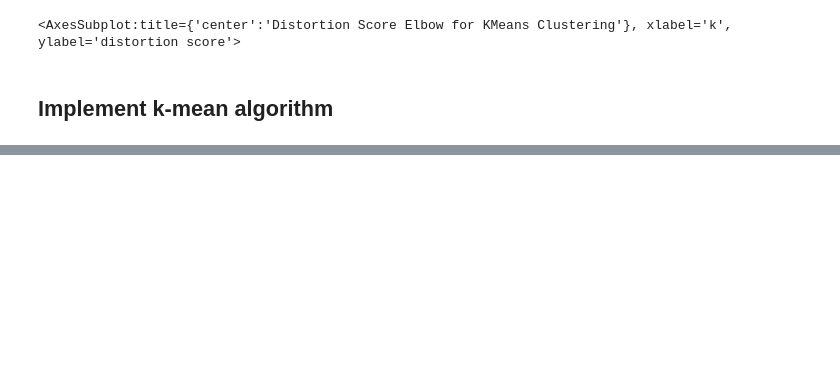
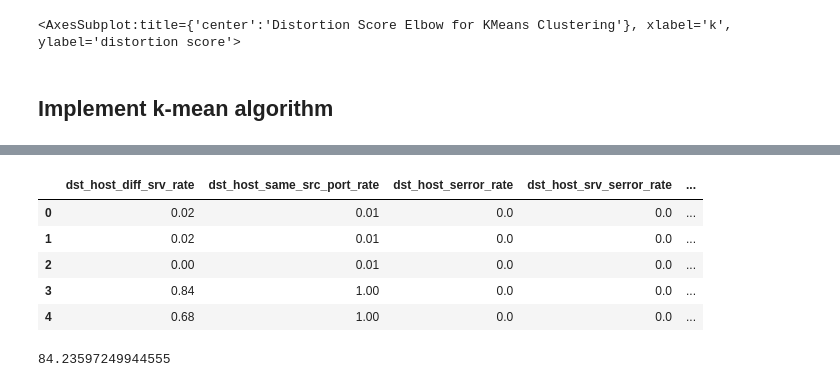
Before and after one commit to at-imene/Analyse-Kdd99-using-K-mean, a Jupyter notebook: k-mean_clustring.ipynb, the cells around one changed output, grey strips where cells are left out. Drawn from its saved outputs; the diff is of its cells as text; code cells hidden in the pictures; blank space fills up the shorter version.

```diff
--- a/k-mean_clustring.ipynb
+++ b/k-mean_clustring.ipynb
@@ -255,7 +228,7 @@ test_data.head(15)
 predict_labels = []
 i=0
 for index, row in X2.iterrows():
-    if(X2["Cluster"][i]== 4 or X2["Cluster"][i]== 1):
+    if(X2["Cluster"][i]== 4 or X2["Cluster"][i]== 5):
         predict_labels.append("normal")
     else:
         predict_labels.append("attack")
@@ -264,5 +237,5 @@ for index, row in X2.iterrows():
 # print(X2["Cluster"][0])
 
 X2["predict_lables"] = predict_labels
-X2.head(50)
+X2.head(40)
 # %% [output]
@@ -285,0 +243,9 @@ X2.head(50)
+# %%
+accuracy = 0
+i=0
+for index, row in X2.iterrows():
+    if(X2["labels"][i]!= 'normal' and X2["predict_lables"][i]== 'attack') or(X2["labels"][i]== 'normal' and X2["predict_lables"][i]== 'normal'):
+        accouracy+=1
+    i+=1
+
+print(accuracy*100/(i+1))
@@ -285,0 +281,32 @@ X2.head(50)
+# %%
+predict_labels = []
+i=0
+for index, row in R.iterrows():
+    if(R["predict_lables"][i]== 1 or R["predict_lables"][i]== 4):
+        predict_labels.append("normal")
+    else:
+        predict_labels.append("attack")
+    i+=1
+
+# print(X2["Cluster"][0])
+
+R["predict_lables_clr"] = predict_labels
+R.head()
+# %% [output]
+|  | dst_host_diff_srv_rate | dst_host_same_src_port_rate | dst_host_serror_rate | dst_host_srv_serror_rate | ... |
+| 0 | 0.02 | 0.01 | 0.0 | 0.0 | ... |
+| 1 | 0.02 | 0.01 | 0.0 | 0.0 | ... |
+| 2 | 0.00 | 0.01 | 0.0 | 0.0 | ... |
+| 3 | 0.84 | 1.00 | 0.0 | 0.0 | ... |
+| 4 | 0.68 | 1.00 | 0.0 | 0.0 | ... |
+# %%
+accuracy = 0
+i=0
+for index, row in R.iterrows():
+    if(R["labels"][i]!= 'normal' and R["predict_lables_clr"][i]== 'attack') or(R["labels"][i]== 'normal' and R["predict_lables_clr"][i]== 'normal'):
+        accuracy+=1
+    i+=1
+
+print(accuracy*100/(i+1))
+# %% [output]
+84.23597249944555
```
Also changed, not shown: parts of 13 cells of this notebook.
